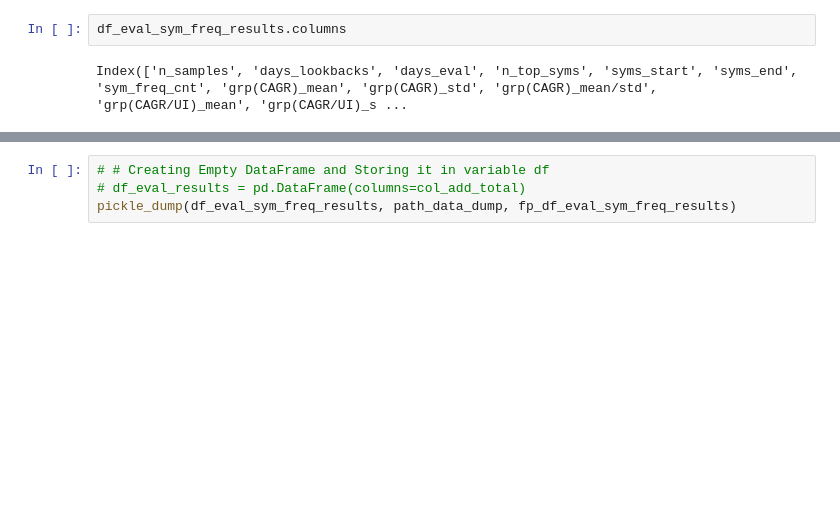
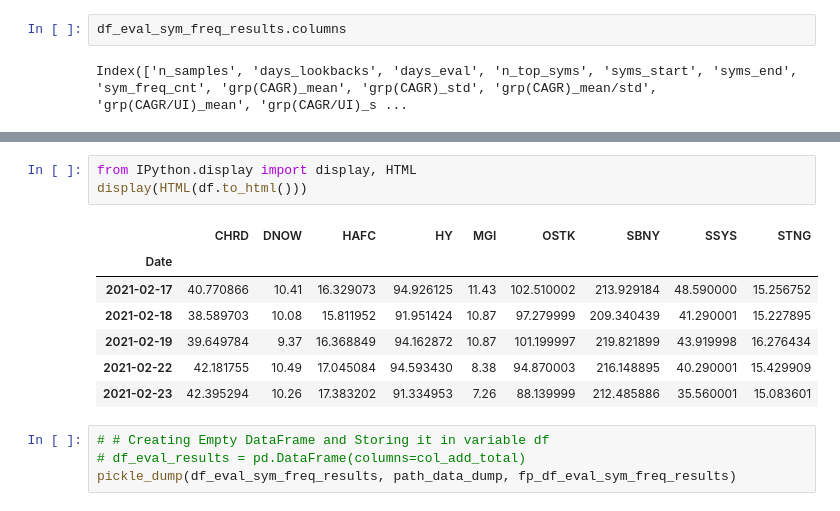
Before and after one commit to pympk/py379, a Jupyter notebook: yf_7_freq_cnt.ipynb, the cells around one changed output, grey strips where cells are left out. Drawn from its saved outputs; the diff is of its cells as text; blank space fills up the shorter version.

```diff
--- a/yf_7_freq_cnt.ipynb
+++ b/yf_7_freq_cnt.ipynb
@@ -581,3 +451,14 @@ grp_CAGR_div_UI:
+# %%
+from IPython.display import display, HTML
+display(HTML(df.to_html()))
+# %% [output]
+|  | CHRD | DNOW | HAFC | HY | MGI | OSTK | SBNY | SSYS | STNG |
+| Date |  |  |  |  |  |  |  |  |  |
+| 2021-02-17 | 40.770866 | 10.41 | 16.329073 | 94.926125 | 11.43 | 102.510002 | 213.929184 | 48.590000 | 15.256752 |
+| 2021-02-18 | 38.589703 | 10.08 | 15.811952 | 91.951424 | 10.87 | 97.279999 | 209.340439 | 41.290001 | 15.227895 |
+| 2021-02-19 | 39.649784 | 9.37 | 16.368849 | 94.162872 | 10.87 | 101.199997 | 219.821899 | 43.919998 | 16.276434 |
+| 2021-02-22 | 42.181755 | 10.49 | 17.045084 | 94.593430 | 8.38 | 94.870003 | 216.148895 | 40.290001 | 15.429909 |
+| 2021-02-23 | 42.395294 | 10.26 | 17.383202 | 91.334953 | 7.26 | 88.139999 | 212.485886 | 35.560001 | 15.083601 |
 # %%
 # # Creating Empty DataFrame and Storing it in variable df
 # df_eval_results = pd.DataFrame(columns=col_add_total)
```
Also changed, not shown: parts of 18 cells of this notebook.
